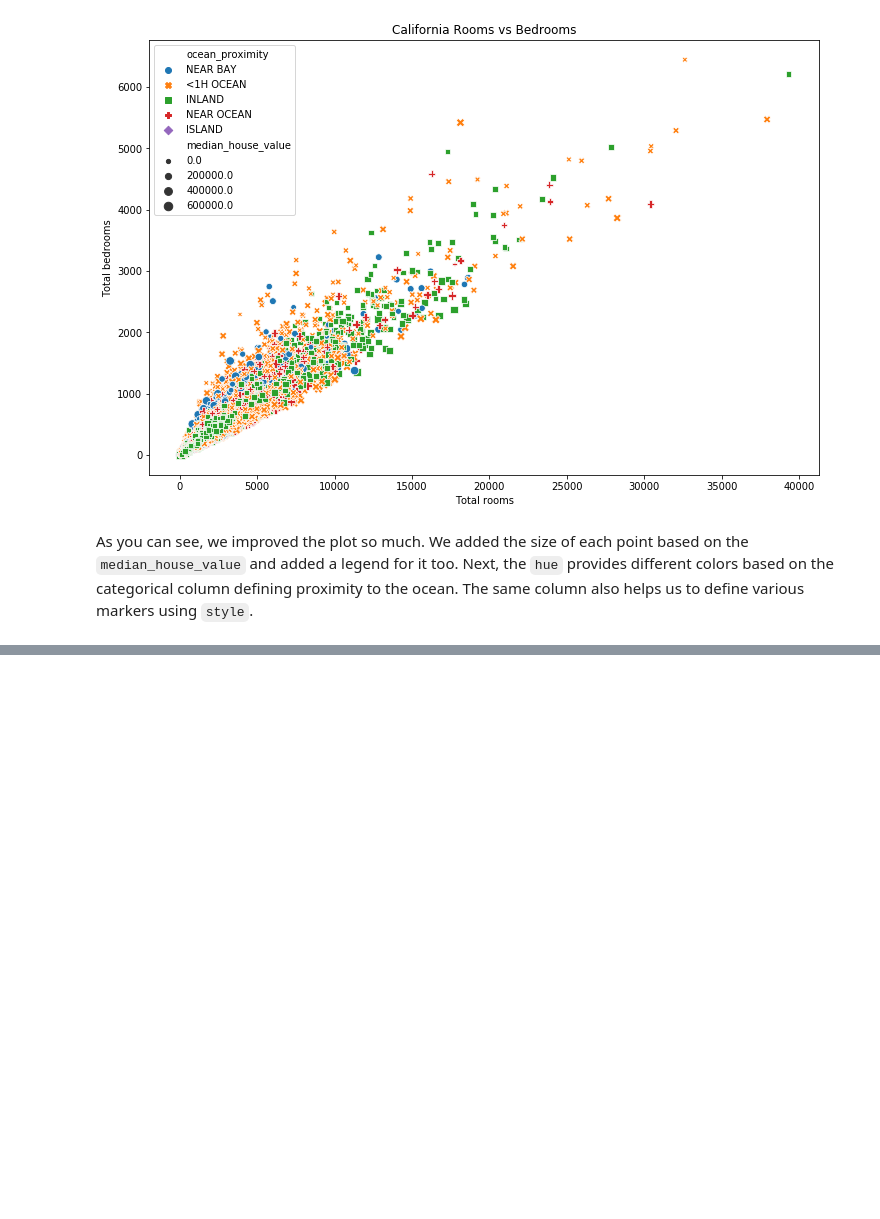
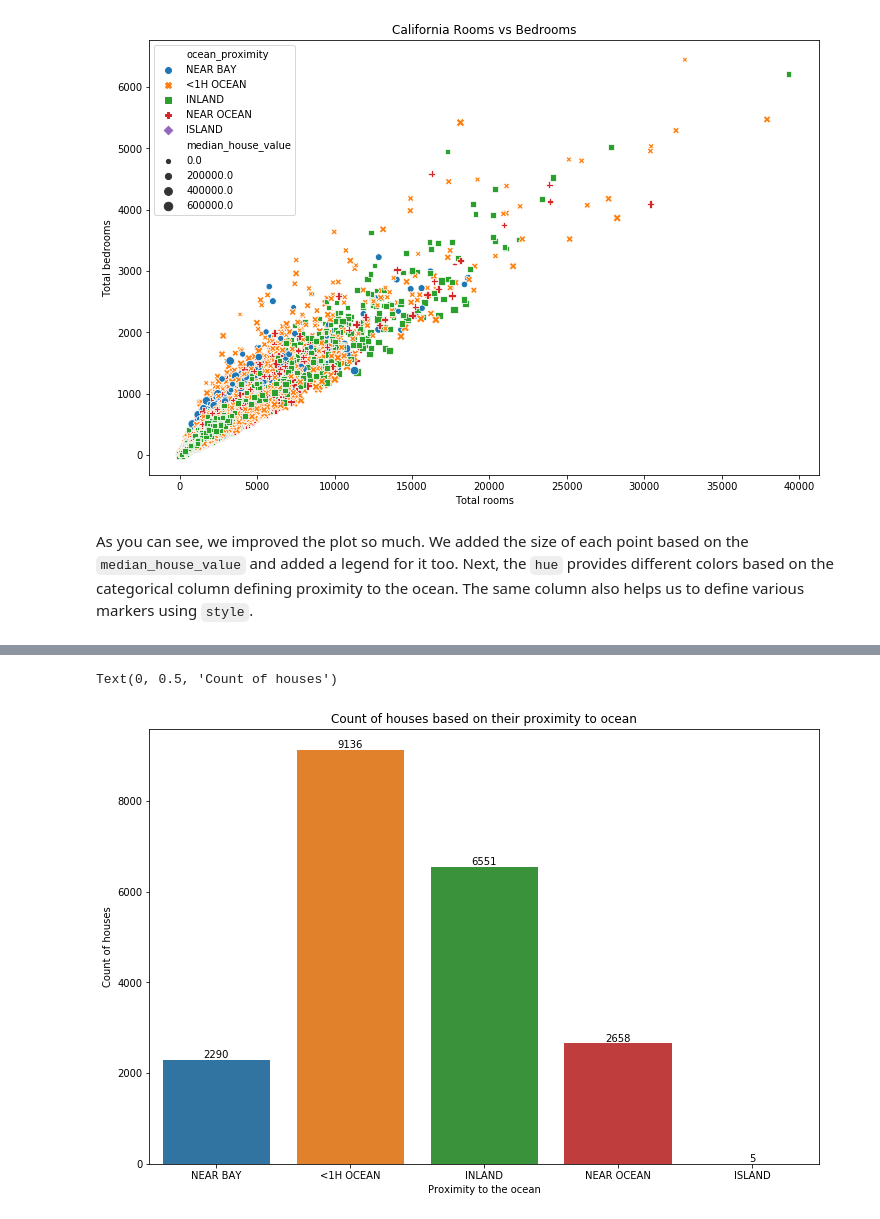
Before and after one commit to kb22/Understanding-Seaborn, a Jupyter notebook: Understanding Seaborn.ipynb, the cells around one changed output, grey strips where cells are left out. Drawn from its saved outputs; the diff is of its cells as text; code cells hidden in the pictures; blank space fills up the shorter version.

```diff
--- a/Understanding Seaborn.ipynb
+++ b/Understanding Seaborn.ipynb
@@ -68,0 +80,18 @@ As you can see, we improved the plot so much. We added the size of each point ba
+# %%
+plt.figure(figsize = (12, 8))
+ocean_plot = sns.countplot(x = 'ocean_proximity', data = dataset)
+for p in ocean_plot.patches:
+    ocean_plot.annotate(p.get_height(),
+                        (p.get_x() + p.get_width() / 2.0,
+                         p.get_height()),
+                        ha = 'center',
+                        va = 'center',
+                        xytext = (0, 5),
+                        textcoords = 'offset points')
+
+plt.title("Count of houses based on their proximity to ocean")
+plt.xlabel("Proximity to the ocean")
+plt.ylabel("Count of houses")
+# %% [output]
+Text(0, 0.5, 'Count of houses')
+[figure, added]
```
Also changed, not shown: parts of 15 cells of this notebook.
